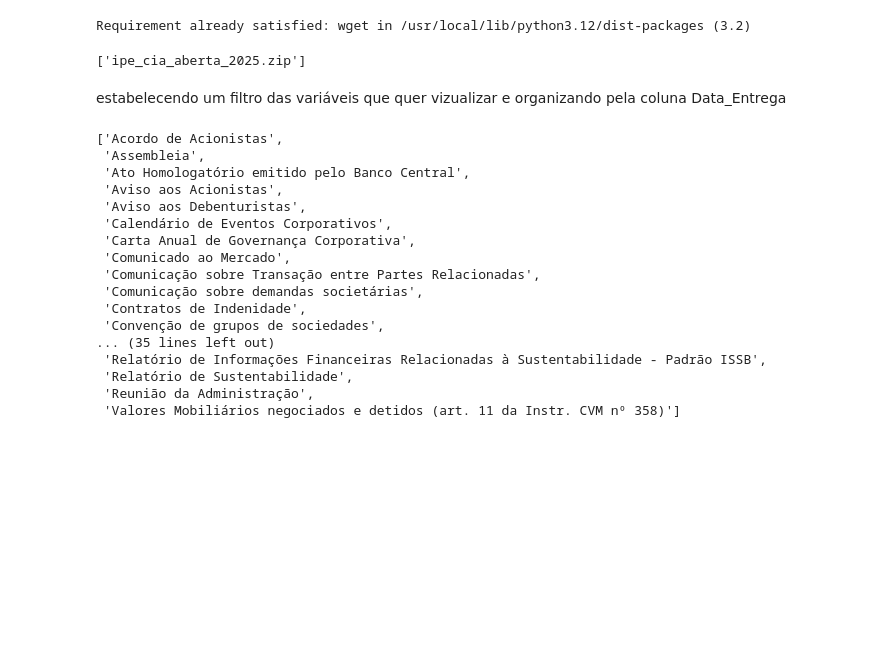
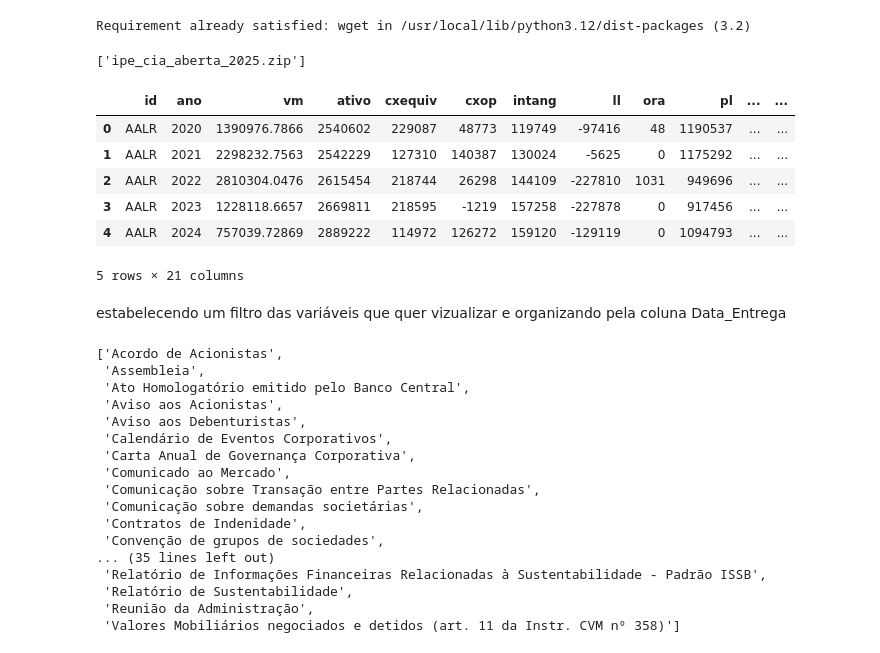
Before and after one commit to jeffersonramelo/Peper-relato-integrado-DIF-DIF, a Jupyter notebook: Relato integrado_CVM.ipynb, the cells around one changed output. Drawn from its saved outputs; the diff is of its cells as text; code cells hidden in the pictures; blank space fills up the shorter version.

```diff
--- a/Relato integrado_CVM.ipynb
+++ b/Relato integrado_CVM.ipynb
@@ -26,6 +26,19 @@ for arq in arquivos_zip:
 #extraindo os arquivos do ZIP
 for arq in arquivos_zip:
   ZipFile(arq, 'r').extractall('CVM')
+# %%
+import pandas as pd
+
+df = pd.read_excel("/content/dados_FINAIS.xlsx")
+df.head()
+# %% [output]
+|  | id | ano | vm | ativo | cxequiv | cxop | intang | ll | ora | pl | ... | ... |
+| 0 | AALR | 2020 | 1390976.7866 | 2540602 | 229087 | 48773 | 119749 | -97416 | 48 | 1190537 | ... | ... |
+| 1 | AALR | 2021 | 2298232.7563 | 2542229 | 127310 | 140387 | 130024 | -5625 | 0 | 1175292 | ... | ... |
+| 2 | AALR | 2022 | 2810304.0476 | 2615454 | 218744 | 26298 | 144109 | -227810 | 1031 | 949696 | ... | ... |
+| 3 | AALR | 2023 | 1228118.6657 | 2669811 | 218595 | -1219 | 157258 | -227878 | 0 | 917456 | ... | ... |
+| 4 | AALR | 2024 | 757039.72869 | 2889222 | 114972 | 126272 | 159120 | -129119 | 0 | 1094793 | ... | ... |
+5 rows × 21 columns
 # %%
 df = pd.read_csv("/content/CVM/ipe_cia_aberta_2025.csv", encoding="latin1", sep=";")
 # %% [markdown]
```
Also changed, not shown: parts of 15 cells of this notebook.
